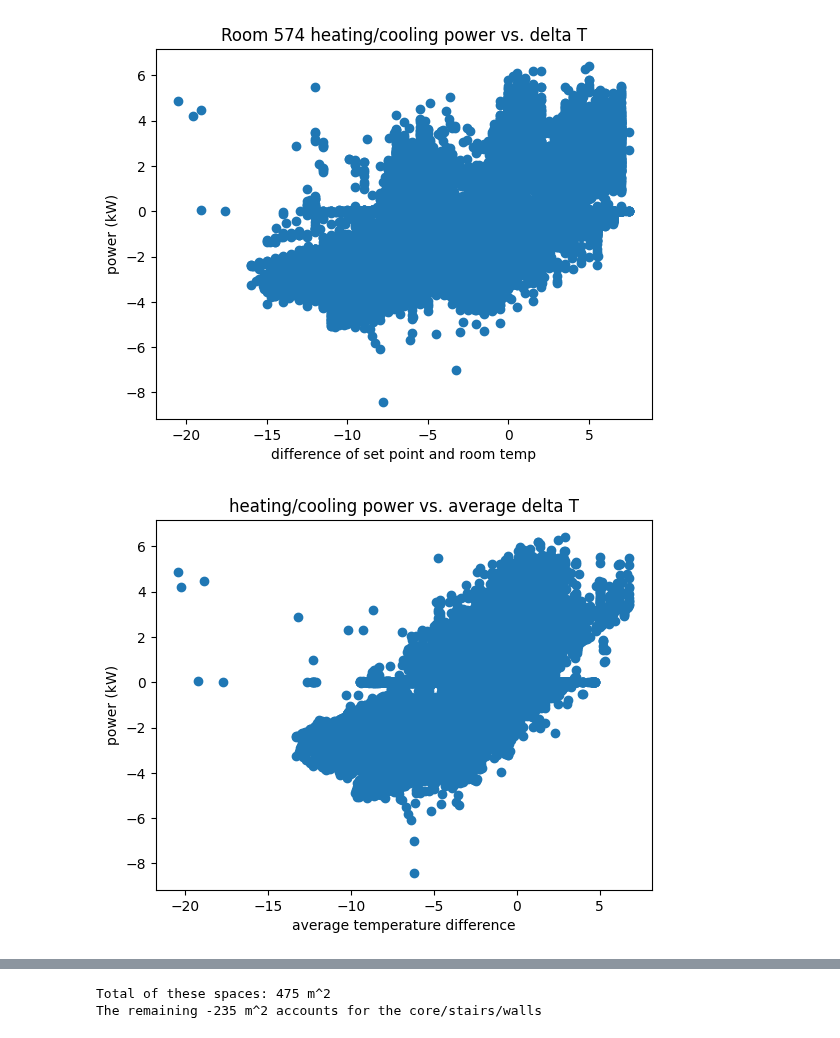
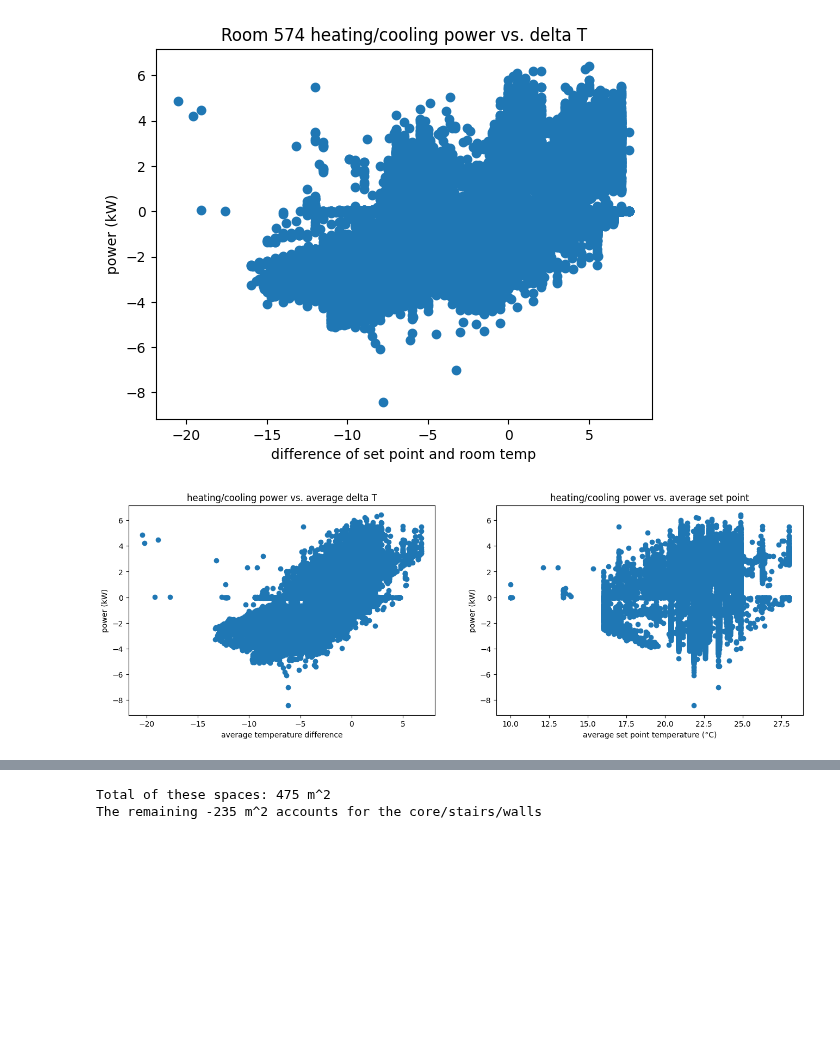
Before and after one commit to VonRiecken/Energy-Data-Engineering, a Jupyter notebook: main/ede_WS2526_project_9_ay_JR.ipynb, the cells around one changed output, grey strips where cells are left out. Drawn from its saved outputs; the diff is of its cells as text; code cells hidden in the pictures; blank space fills up the shorter version.

```diff
--- a/main/ede_WS2526_project_9_ay_JR.ipynb
+++ b/main/ede_WS2526_project_9_ay_JR.ipynb
@@ -369,13 +367,23 @@ for room in room_nums:
 [figure]
 # %%
 delta_cols = [f'delta_T_{room}' for room in room_nums]
-df_clean['av_delta_T'] = df_clean[delta_cols].mean(axis=1)
+set_pt_cols = [f'setp_{room}' for room in room_nums]
+df_clean['av_delta_T'] = df_clean[delta_cols].mean(axis=1)  # creating an average delta T column
+df_clean['av_setp'] = df_clean[set_pt_cols].mean(axis=1)    # creating an average setpoint column
 
-plt.scatter(x=df_clean['av_delta_T'], y=df_clean['heating_cooling_power'])
-plt.title('heating/cooling power vs. average delta T')
-plt.xlabel('average temperature difference')
-plt.ylabel('power (kW)')
+fig, ax = plt.subplots(1,2, figsize=(16,5))
+
+ax[0].scatter(x=df_clean['av_delta_T'], y=df_clean['heating_cooling_power'])
+ax[0].set_title('heating/cooling power vs. average delta T')
+ax[0].set_xlabel('average temperature difference')
+ax[0].set_ylabel('power (kW)')
+
+ax[1].scatter(x=df_clean['av_setp'], y=df_clean['heating_cooling_power'])
+ax[1].set_title('heating/cooling power vs. average set point')
+ax[1].set_xlabel('average set point temperature (°C)')
+ax[1].set_ylabel('power (kW)')
+
 plt.show()
 # %% [output]
-[figure, old version]
+[figure, new version]
 # %% [markdown]
```
Also changed, not shown: parts of 34 cells of this notebook.
